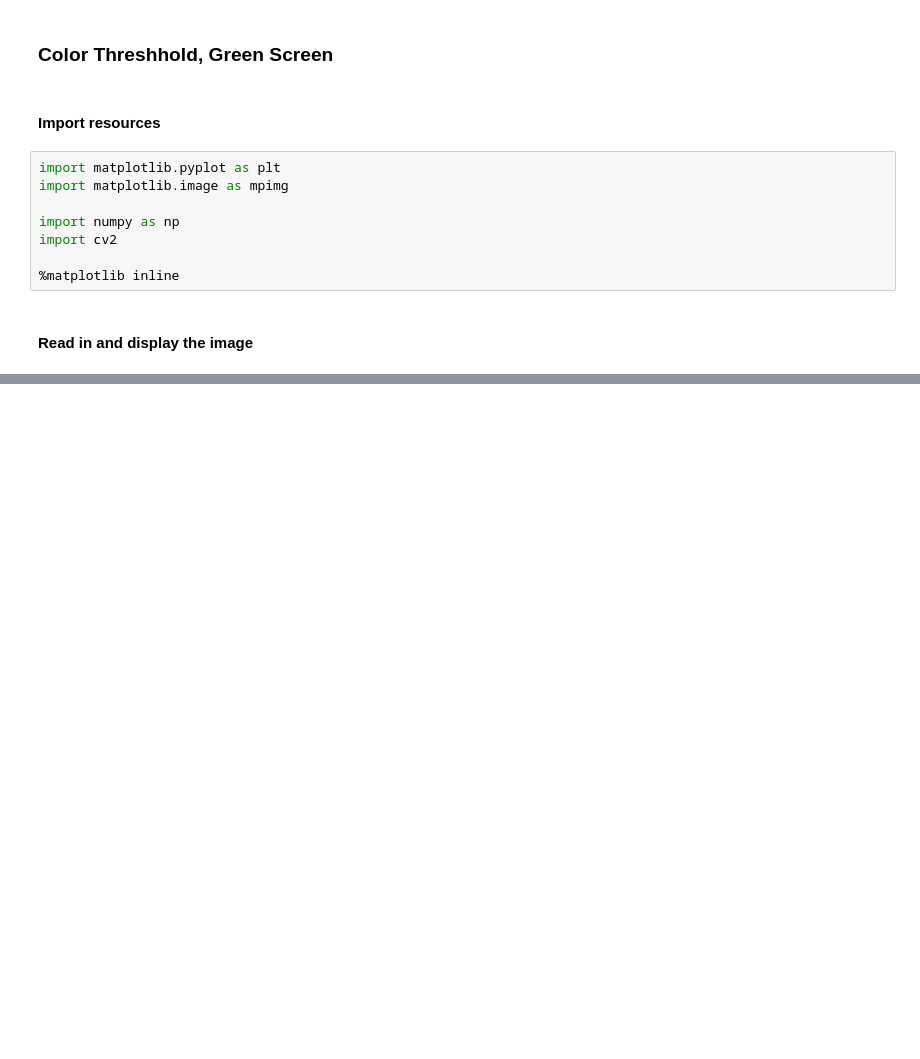
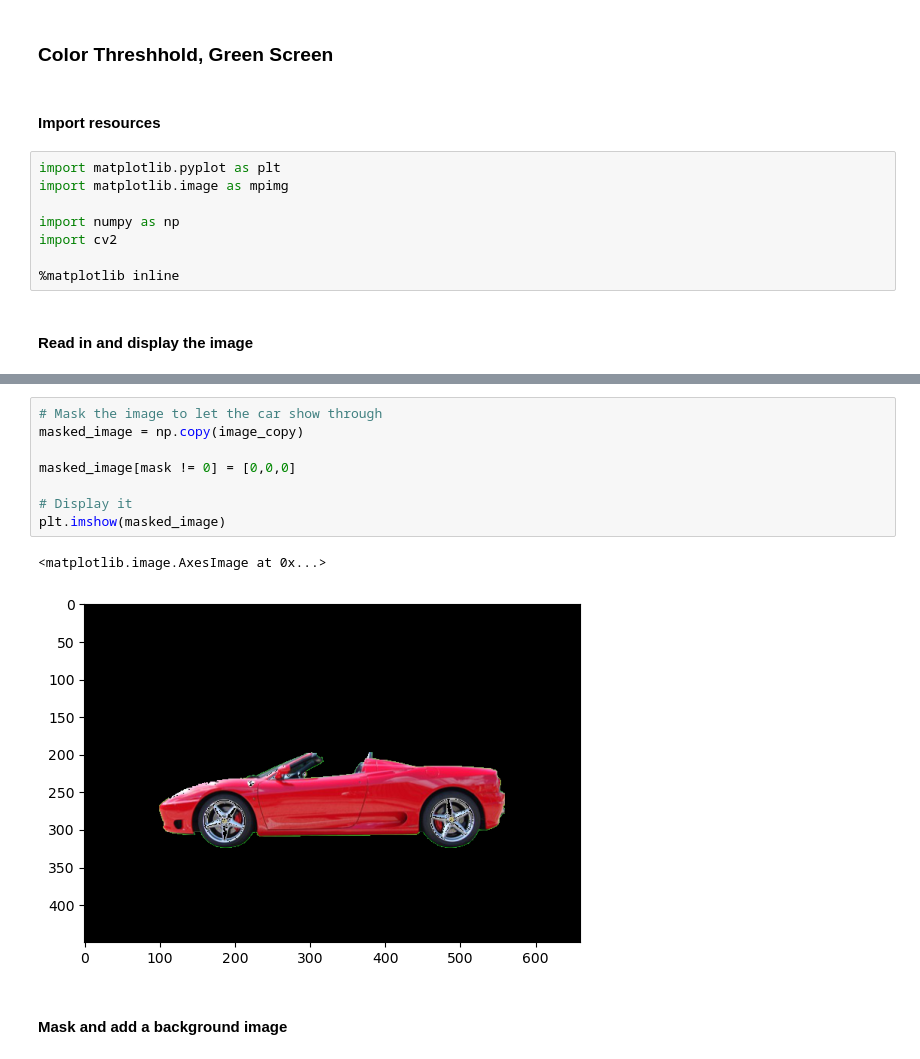
Before and after one commit to iamchenchu/Computer-Vision, a Jupyter notebook: 01_Image_Representation/04_Green_Screen_Car.ipynb, the cells around one changed output, grey strips where cells are left out. Cells and saved outputs as stored; diff of their text form; blank space fills up the shorter version.

```diff
--- a/01_Image_Representation/04_Green_Screen_Car.ipynb
+++ b/01_Image_Representation/04_Green_Screen_Car.ipynb
@@ -20,0 +54,13 @@ TypeError: 'module' object is not callable
+# %%
+# Mask the image to let the car show through
+masked_image = np.copy(image_copy)
+
+masked_image[mask != 0] = [0,0,0]
+
+# Display it
+plt.imshow(masked_image)
+# %% [output]
+<matplotlib.image.AxesImage at 0x...>
+[figure, added]
+# %% [markdown]
+#### Mask and add a background image
```
Also changed, not shown: parts of 8 cells of this notebook, 1 other file.
